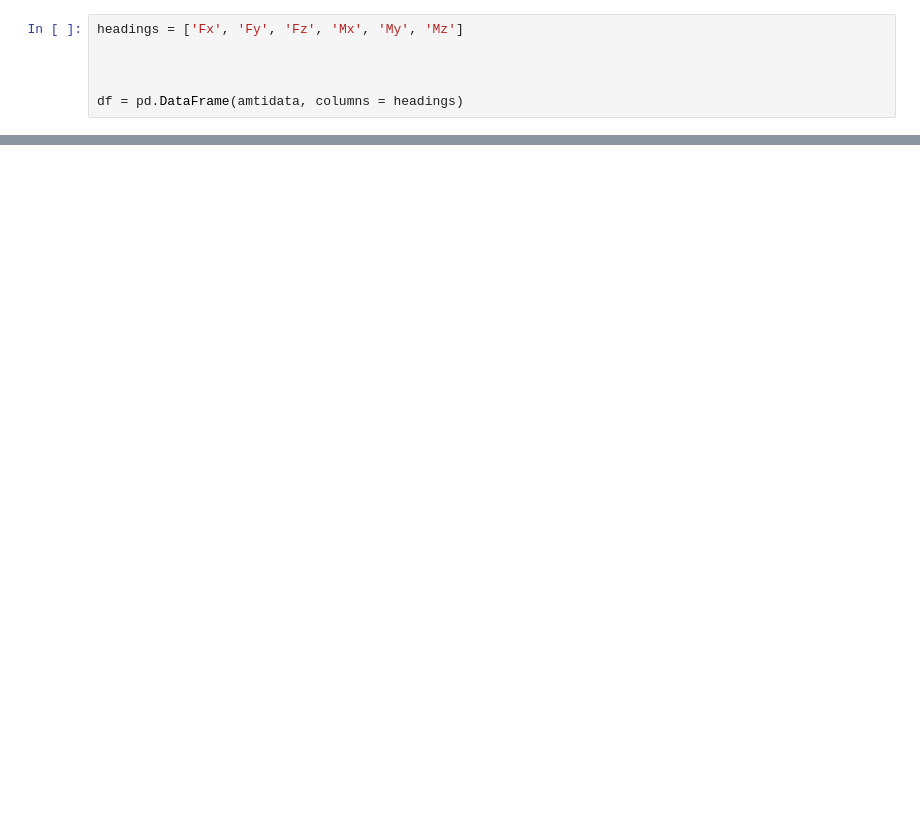
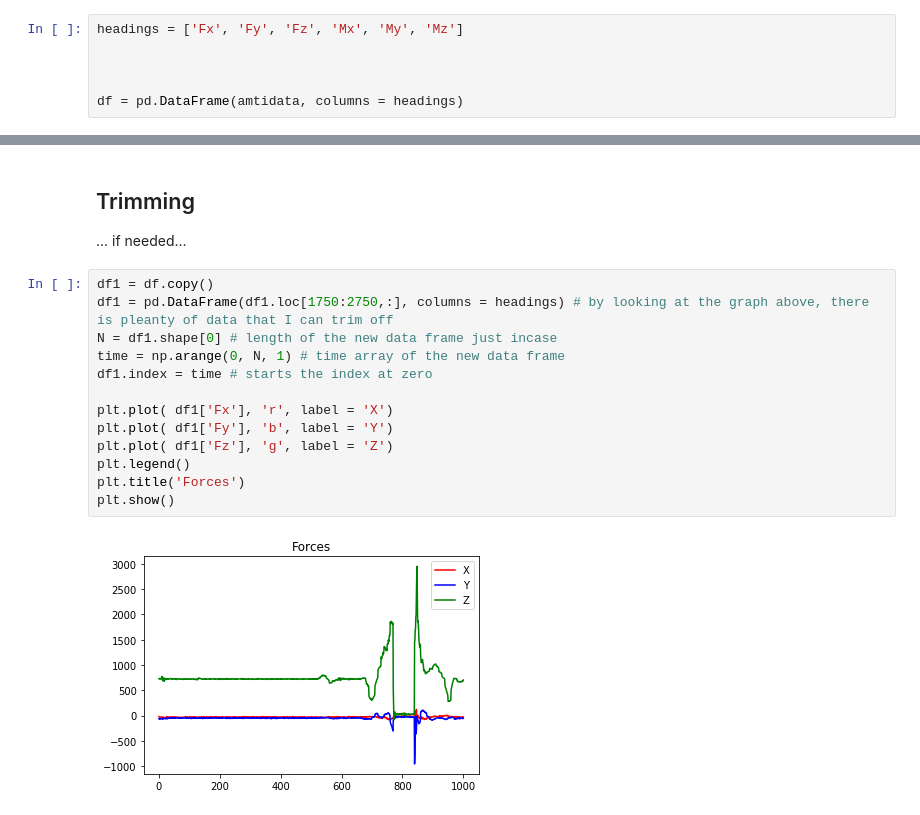
Before and after one commit to jmcclung32/VPython, a Jupyter notebook: ForcePlateData_NoPositions/ForcePlateProgram.ipynb, the cells around one changed output, grey strips where cells are left out. Drawn from its saved outputs; the diff is of its cells as text; blank space fills up the shorter version.

```diff
--- a/ForcePlateData_NoPositions/ForcePlateProgram.ipynb
+++ b/ForcePlateData_NoPositions/ForcePlateProgram.ipynb
@@ -92,0 +64,18 @@ dtype: float64
+# %% [markdown]
+## Trimming
+... if needed...
+# %%
+df1 = df.copy()
+df1 = pd.DataFrame(df1.loc[1750:2750,:], columns = headings) # by looking at the graph above, there is pleanty of data that I can trim off
+N = df1.shape[0] # length of the new data frame just incase
+time = np.arange(0, N, 1) # time array of the new data frame
+df1.index = time # starts the index at zero
+
+plt.plot( df1['Fx'], 'r', label = 'X')
+plt.plot( df1['Fy'], 'b', label = 'Y')
+plt.plot( df1['Fz'], 'g', label = 'Z')
+plt.legend()
+plt.title('Forces')
+plt.show()
+# %% [output]
+[figure, added]
```
Also changed, not shown: parts of 16 cells of this notebook, 3 other files.
